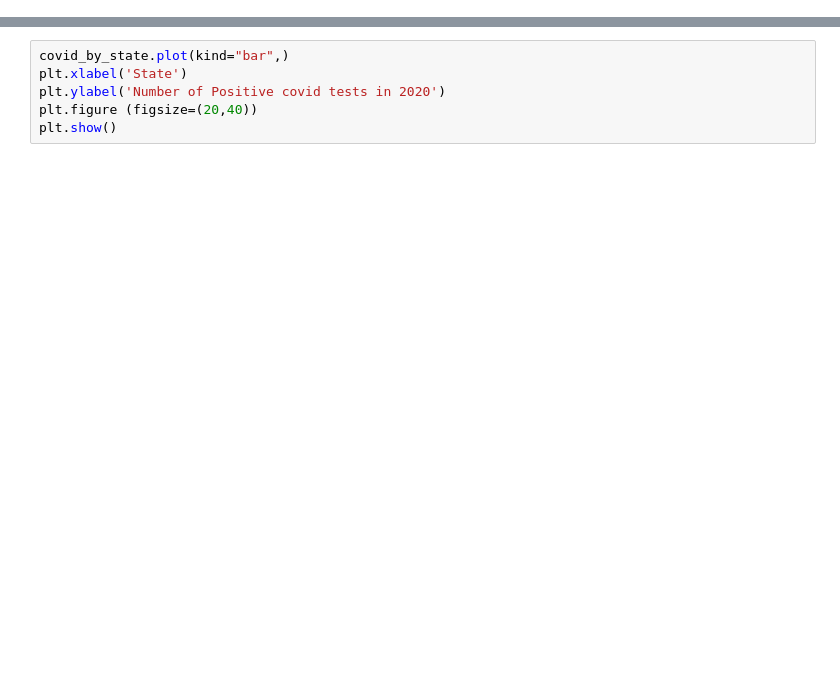
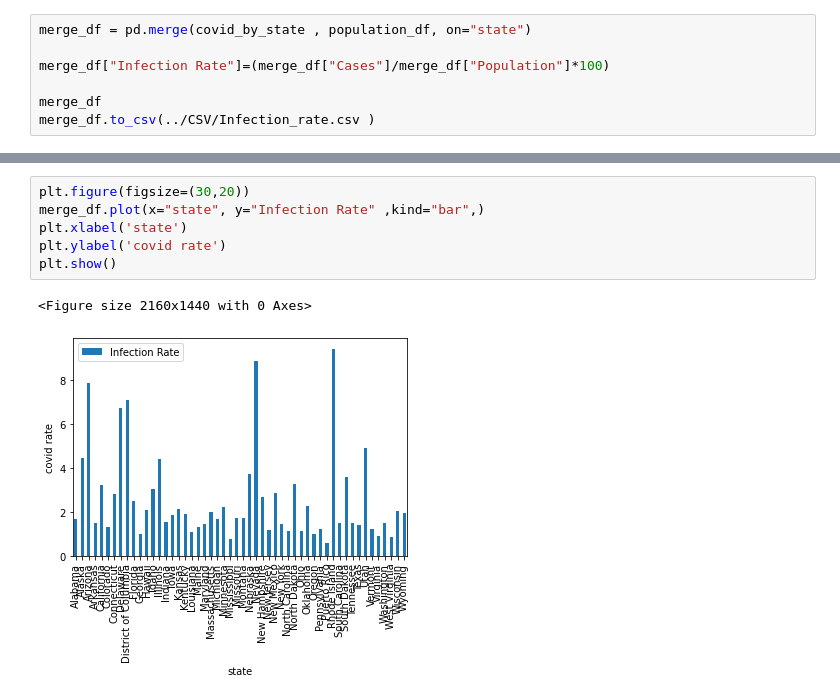
Before and after one commit to dakotajcollins/Car_Dealership, a Jupyter notebook: Maryam File/covidcasesVScarSale.ipynb, the cells around one changed output, grey strips where cells are left out. Saved outputs shown, nothing was run; the diff lists cells and outputs as text; blank space fills up the shorter version.

Commit message:
third commit
Infection rate

```diff
--- a/Maryam File/covidcasesVScarSale.ipynb
+++ b/Maryam File/covidcasesVScarSale.ipynb
@@ -79,0 +56,7 @@ merge_df
+# %%
+merge_df = pd.merge(covid_by_state , population_df, on="state")
+
+merge_df["Infection Rate"]=(merge_df["Cases"]/merge_df["Population"]*100)
+
+merge_df
+merge_df.to_csv(../CSV/Infection_rate.csv )
@@ -80,7 +65,10 @@ merge_df
 # %%
-covid_by_state.plot(kind="bar",)
-plt.xlabel('State')
-plt.ylabel('Number of Positive covid tests in 2020')
-plt.figure (figsize=(20,40))
+plt.figure(figsize=(30,20))
+merge_df.plot(x="state", y="Infection Rate" ,kind="bar",)
+plt.xlabel('state')
+plt.ylabel('covid rate')
 plt.show()
+# %% [output]
+<Figure size 2160x1440 with 0 Axes>
+[figure, added]
 # %%
```
Also changed, not shown: parts of 7 cells of this notebook, 1 other file.
